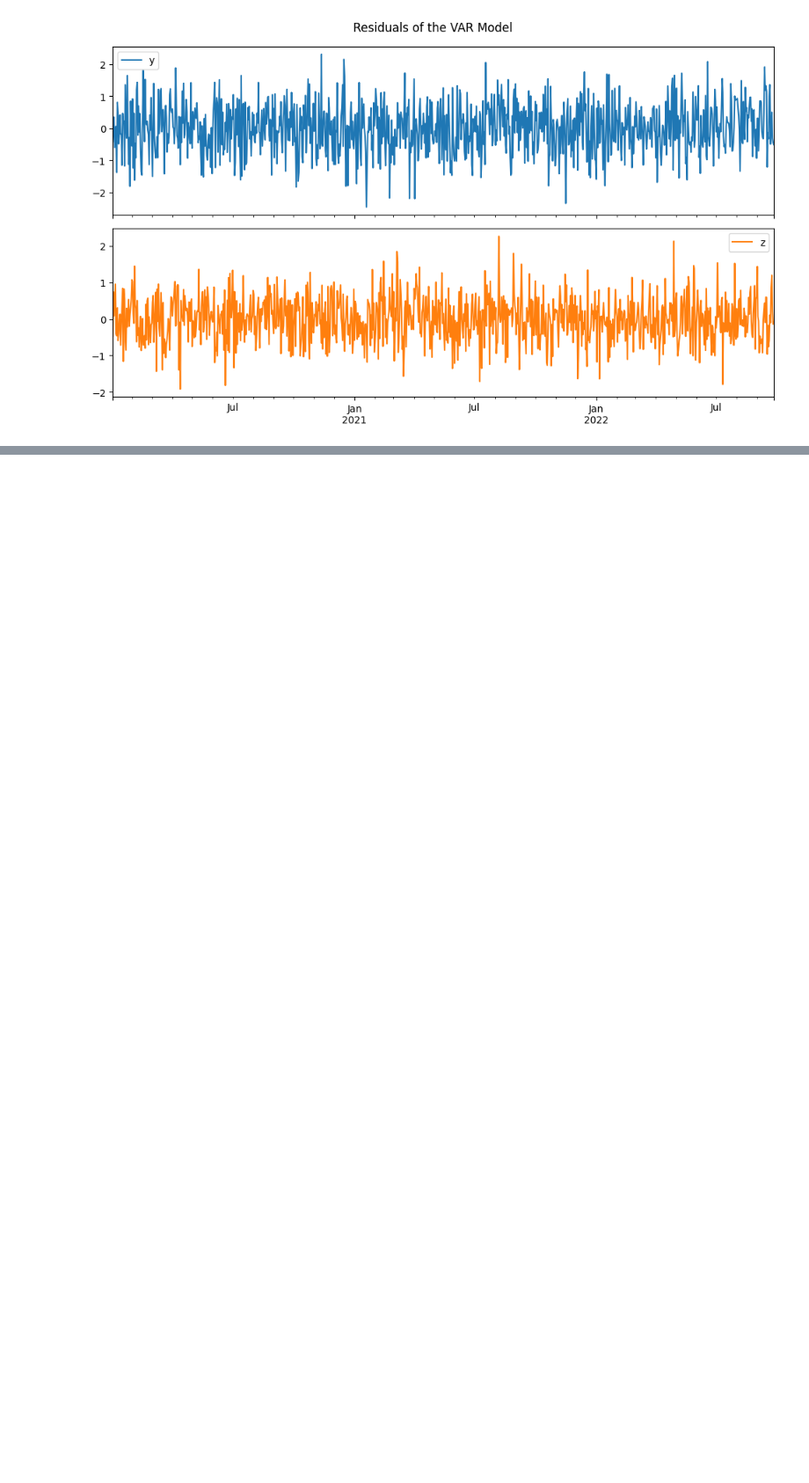
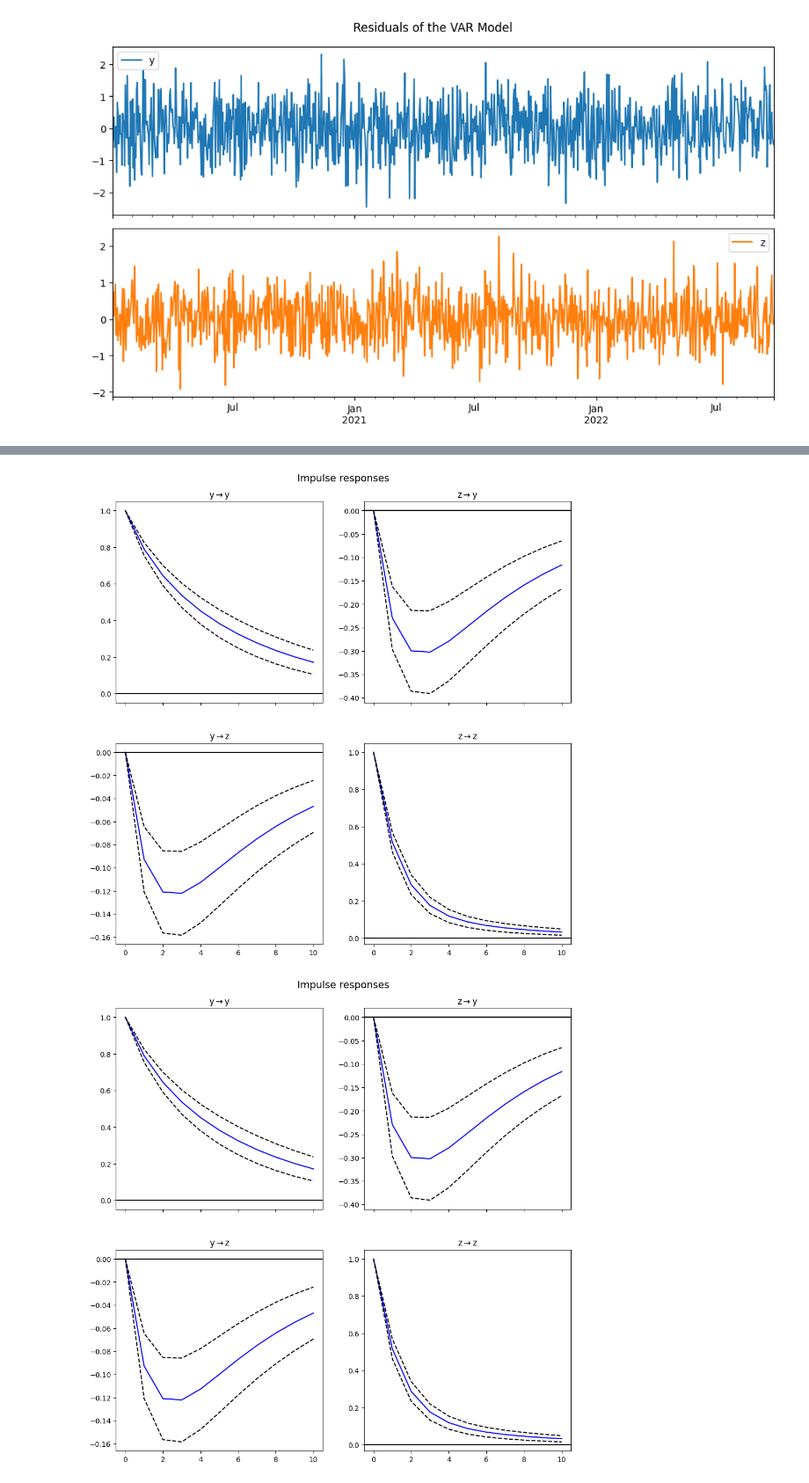
Before and after one commit to GeorgeBresnahan/Economics-Revision, a Jupyter notebook: VectorAutoregressiveModels.ipynb, the cells around one changed output, grey strips where cells are left out. Shown at 88% size. Saved outputs shown, nothing was run; the diff lists cells and outputs as text; code cells hidden in the pictures; blank space fills up the shorter version.

```diff
--- a/VectorAutoregressiveModels.ipynb
+++ b/VectorAutoregressiveModels.ipynb
@@ -331,0 +449,10 @@ plt.show()
+# %%
+# We can perform an impulse response analysis by calling the irf function on a VARResults object:
+
+type(results)
+
+irf = results.irf(10) #10 period effect
+irf.plot(orth=False)
+# %% [output]
+[figure, added]
+[figure, added]
```
Also changed, not shown: parts of 3 cells of this notebook.
